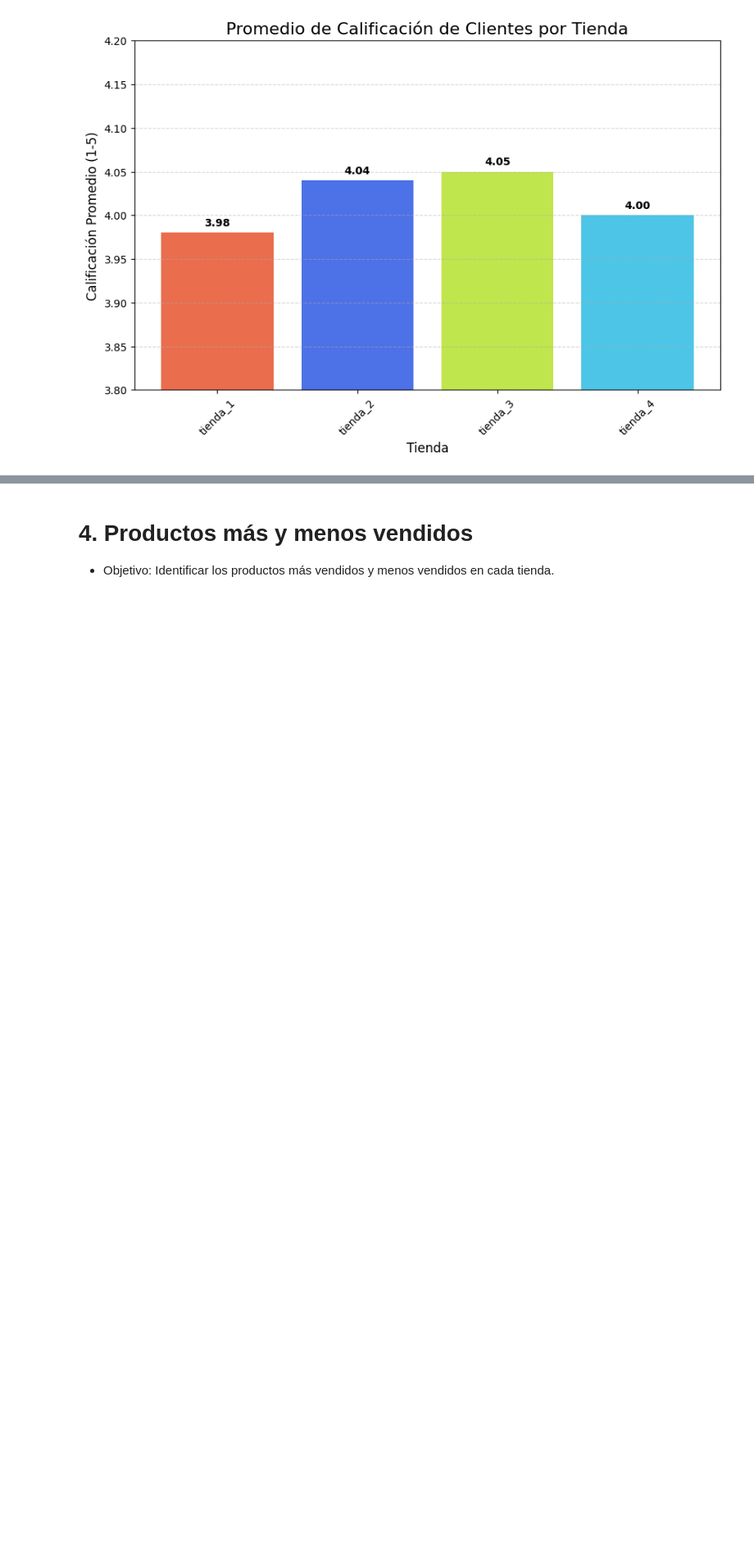
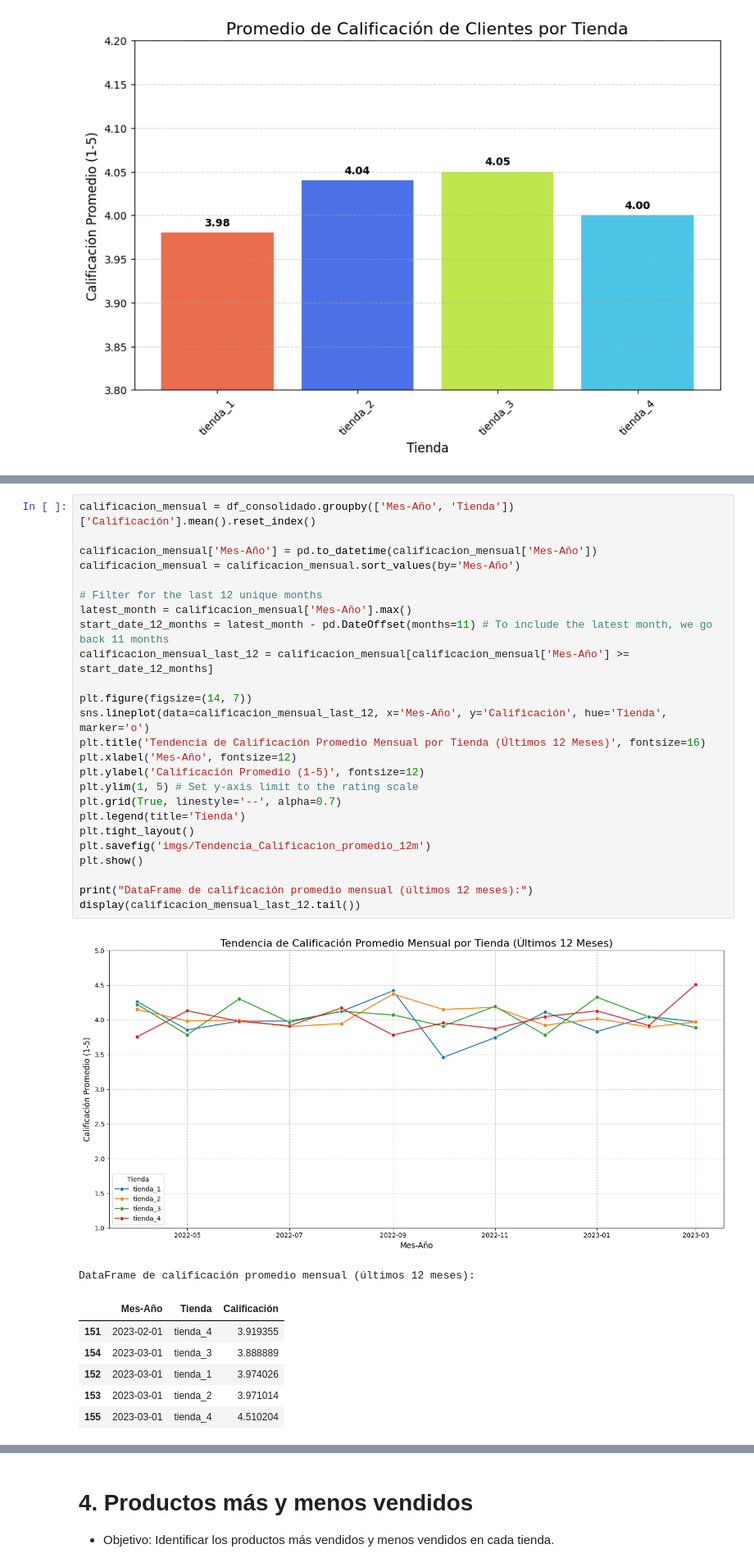
Before and after one commit to LenninTemoche/Challenge-Alura-Store-One-DS, a Jupyter notebook: AluraStoreLatam.ipynb, the cells around one changed output, grey strips where cells are left out. Shown at 82% size. Cells and saved outputs as stored; diff of their text form; blank space fills up the shorter version.

Commit message:
se agrega gráfico de tendencia de los últimos 12 mese de promedios de calificación y costos

```diff
--- a/AluraStoreLatam.ipynb
+++ b/AluraStoreLatam.ipynb
@@ -438,3 +476,37 @@ plt.show()
+# %%
+calificacion_mensual = df_consolidado.groupby(['Mes-Año', 'Tienda'])['Calificación'].mean().reset_index()
+
+calificacion_mensual['Mes-Año'] = pd.to_datetime(calificacion_mensual['Mes-Año'])
+calificacion_mensual = calificacion_mensual.sort_values(by='Mes-Año')
+
+# Filter for the last 12 unique months
+latest_month = calificacion_mensual['Mes-Año'].max()
+start_date_12_months = latest_month - pd.DateOffset(months=11) # To include the latest month, we go back 11 months
+calificacion_mensual_last_12 = calificacion_mensual[calificacion_mensual['Mes-Año'] >= start_date_12_months]
+
+plt.figure(figsize=(14, 7))
+sns.lineplot(data=calificacion_mensual_last_12, x='Mes-Año', y='Calificación', hue='Tienda', marker='o')
+plt.title('Tendencia de Calificación Promedio Mensual por Tienda (Últimos 12 Meses)', fontsize=16)
+plt.xlabel('Mes-Año', fontsize=12)
+plt.ylabel('Calificación Promedio (1-5)', fontsize=12)
+plt.ylim(1, 5) # Set y-axis limit to the rating scale
+plt.grid(True, linestyle='--', alpha=0.7)
+plt.legend(title='Tienda')
+plt.tight_layout()
+plt.savefig('imgs/Tendencia_Calificacion_promedio_12m')
+plt.show()
+
+print("DataFrame de calificación promedio mensual (últimos 12 meses):")
+display(calificacion_mensual_last_12.tail())
+# %% [output]
+[figure, added]
+DataFrame de calificación promedio mensual (últimos 12 meses):
+|  | Mes-Año | Tienda | Calificación |
+| 151 | 2023-02-01 | tienda_4 | 3.919355 |
+| 154 | 2023-03-01 | tienda_3 | 3.888889 |
+| 152 | 2023-03-01 | tienda_1 | 3.974026 |
+| 153 | 2023-03-01 | tienda_2 | 3.971014 |
+| 155 | 2023-03-01 | tienda_4 | 4.510204 |
 # %% [markdown]
 ### Resultados Clave de Calificaciones promedio:
 
```
Also changed, not shown: parts of 5 cells of this notebook, 3 other files.
